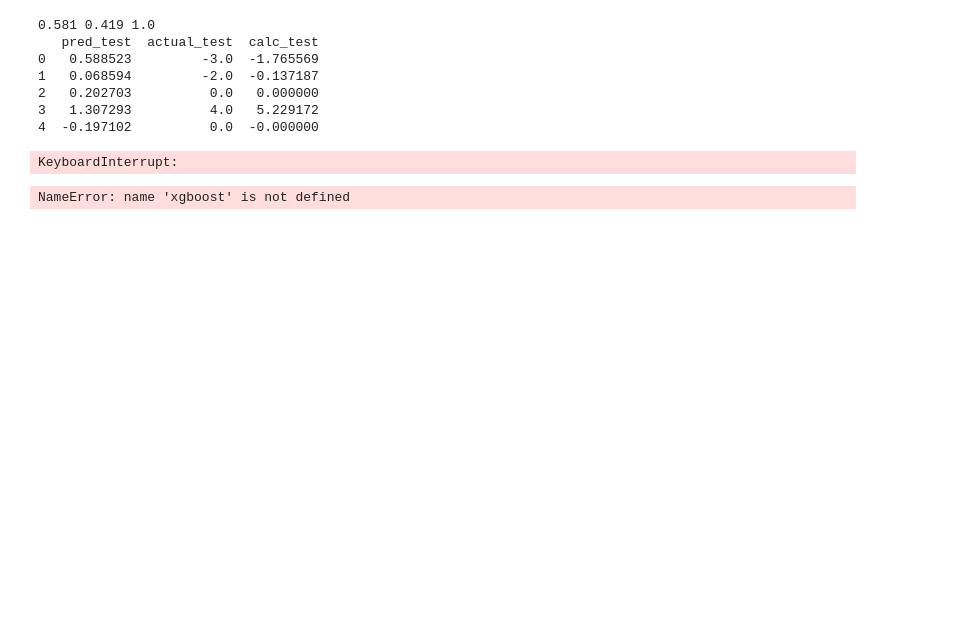
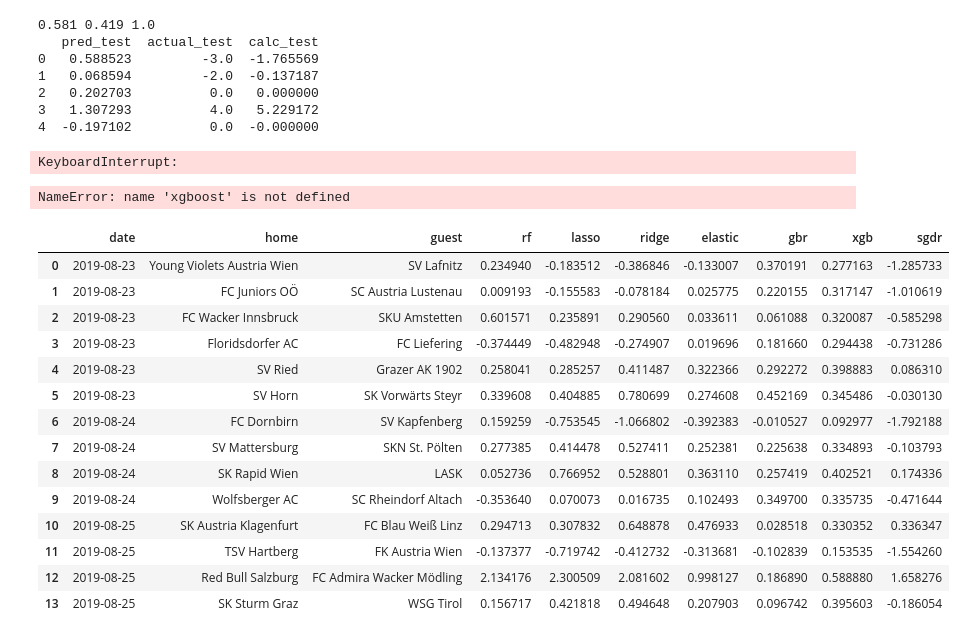
Before and after one commit to thomashon/football-prediction, a Jupyter notebook: scraper/5-modeling-ensemble-methods.ipynb, the cells around one changed output. Cells and saved outputs as stored; diff of their text form; code cells hidden in the pictures; blank space fills up the shorter version.

```diff
--- a/scraper/5-modeling-ensemble-methods.ipynb
+++ b/scraper/5-modeling-ensemble-methods.ipynb
@@ -340,7 +348,7 @@ def rmsle_cv(model):
     rmse= np.sqrt(-cross_val_score(model, X_train.values, y_train, scoring="neg_mean_squared_error", cv = kf))
     return(rmse)
 # %%
-rfr = RandomForestRegressor(n_estimators=10, max_depth=4)
+rfr = RandomForestRegressor(n_estimators=10, max_depth=4, criterion='mse')
 
 score = rmsle_cv(rfr)
 print("\nRF score: {:.4f} ({:.4f})\n".format(score.mean(), score.std()))
@@ -490,0 +533,2 @@ ElasticNet score: 1.9799 (0.0214)
+# %%
+ENet.fit(X_train_scaled, y_train_scaled)
@@ -723,10 +780,32 @@ xgboost.predict(X_test)
 NameError: name 'xgboost' is not defined
 # %%
 pred_frame = pd.DataFrame()
+
+pred_frame['date'] = df_org.date[pd.isnull(df_org).any(axis=1)].values
+pred_frame['home'] = df_org.home_team_name[pd.isnull(df_org).any(axis=1)].values
+pred_frame['guest'] = df_org.guest_team_name[pd.isnull(df_org).any(axis=1)].values
+
 pred_frame['rf'] = rfr.predict(df_pred)
 pred_frame['lasso'] = lasso.predict(df_pred)
 pred_frame['ridge'] = ridge.predict(df_pred)
 pred_frame['elastic'] = ENet.predict(df_pred)
 pred_frame['gbr'] = gbr.predict(df_pred)
 pred_frame['xgb'] = xgboost.predict(df_pred)
 pred_frame['sgdr'] = sgdr.predict(df_pred)
+pred_frame
+# %% [output]
+|  | date | home | guest | rf | lasso | ridge | elastic | gbr | xgb | sgdr |
+| 0 | 2019-08-23 | Young Violets Austria Wien | SV Lafnitz | 0.234940 | -0.183512 | -0.386846 | -0.133007 | 0.370191 | 0.277163 | -1.285733 |
+| 1 | 2019-08-23 | FC Juniors OÖ | SC Austria Lustenau | 0.009193 | -0.155583 | -0.078184 | 0.025775 | 0.220155 | 0.317147 | -1.010619 |
+| 2 | 2019-08-23 | FC Wacker Innsbruck | SKU Amstetten | 0.601571 | 0.235891 | 0.290560 | 0.033611 | 0.061088 | 0.320087 | -0.585298 |
+| 3 | 2019-08-23 | Floridsdorfer AC | FC Liefering | -0.374449 | -0.482948 | -0.274907 | 0.019696 | 0.181660 | 0.294438 | -0.731286 |
+| 4 | 2019-08-23 | SV Ried | Grazer AK 1902 | 0.258041 | 0.285257 | 0.411487 | 0.322366 | 0.292272 | 0.398883 | 0.086310 |
+| 5 | 2019-08-23 | SV Horn | SK Vorwärts Steyr | 0.339608 | 0.404885 | 0.780699 | 0.274608 | 0.452169 | 0.345486 | -0.030130 |
+| 6 | 2019-08-24 | FC Dornbirn | SV Kapfenberg | 0.159259 | -0.753545 | -1.066802 | -0.392383 | -0.010527 | 0.092977 | -1.792188 |
+| 7 | 2019-08-24 | SV Mattersburg | SKN St. Pölten | 0.277385 | 0.414478 | 0.527411 | 0.252381 | 0.225638 | 0.334893 | -0.103793 |
+| 8 | 2019-08-24 | SK Rapid Wien | LASK | 0.052736 | 0.766952 | 0.528801 | 0.363110 | 0.257419 | 0.402521 | 0.174336 |
+| 9 | 2019-08-24 | Wolfsberger AC | SC Rheindorf Altach | -0.353640 | 0.070073 | 0.016735 | 0.102493 | 0.349700 | 0.335735 | -0.471644 |
+| 10 | 2019-08-25 | SK Austria Klagenfurt | FC Blau Weiß Linz | 0.294713 | 0.307832 | 0.648878 | 0.476933 | 0.028518 | 0.330352 | 0.336347 |
+| 11 | 2019-08-25 | TSV Hartberg | FK Austria Wien | -0.137377 | -0.719742 | -0.412732 | -0.313681 | -0.102839 | 0.153535 | -1.554260 |
+| 12 | 2019-08-25 | Red Bull Salzburg | FC Admira Wacker Mödling | 2.134176 | 2.300509 | 2.081602 | 0.998127 | 0.186890 | 0.588880 | 1.658276 |
+| 13 | 2019-08-25 | SK Sturm Graz | WSG Tirol | 0.156717 | 0.421818 | 0.494648 | 0.207903 | 0.096742 | 0.395603 | -0.186054 |
```
Also changed, not shown: parts of 38 cells of this notebook, 6 other files.
